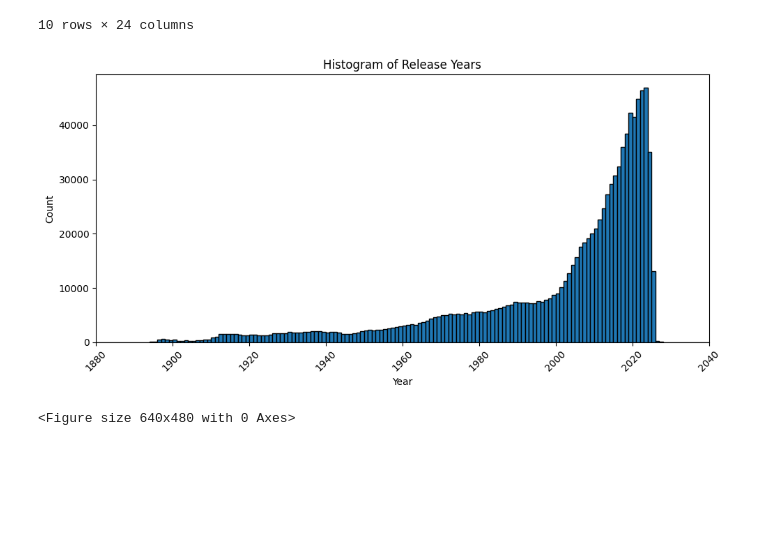
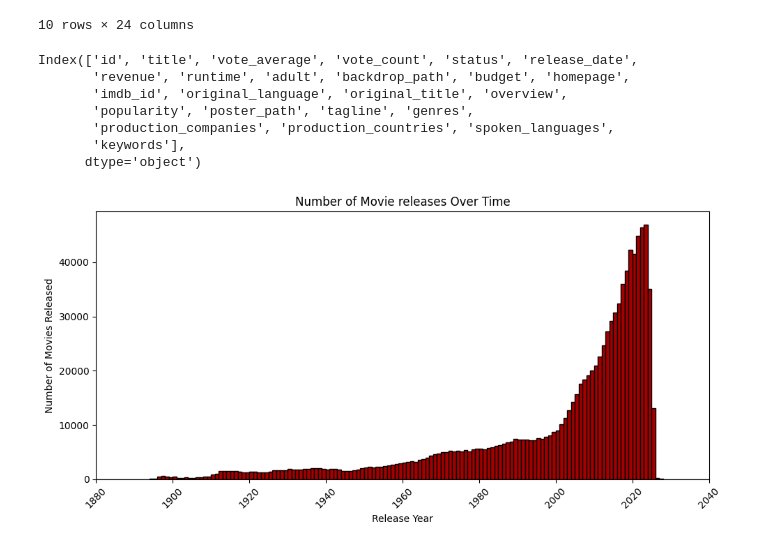
Before and after one commit to OrF8/Reel-Patterns, a Jupyter notebook: visualizations.ipynb, the cells around one changed output. Saved outputs shown, nothing was run; the diff lists cells and outputs as text; code cells hidden in the pictures; blank space fills up the shorter version.

```diff
--- a/visualizations.ipynb
+++ b/visualizations.ipynb
@@ -3,7 +3,8 @@ import pandas as pd
 import matplotlib.pyplot as plt
 import numpy as np
 # %%
-df = pd.read_csv("/homes/adirt/repos/py/packages/NeedleInADataHaystack/TMDB_movie_dataset_v11.csv")
+# df = pd.read_csv("/homes/adirt/repos/py/packages/NeedleInADataHaystack/TMDB_movie_dataset_v11.csv")
+df = pd.read_csv("C:\\Users\\orfor\\OneDrive\\Desktop\\NeedleInADataHaystack\\data\\TMDB_movie_dataset_v11.csv")
 # %%
 df.head(10)
 # %% [output]
@@ -19,31 +20,39 @@ df.head(10)
 | 8 | 118340 | Guardians of the Galaxy | 7.906 | 26638 | Released | 2014-07-30 | 772776600 | 121 | False | ... |
 | 9 | 680 | Pulp Fiction | 8.488 | 25893 | Released | 1994-09-10 | 213900000 | 154 | False | ... |
 10 rows × 24 columns
+# %%
+df.columns
+# %% [output]
+Index(['id', 'title', 'vote_average', 'vote_count', 'status', 'release_date',
+       'revenue', 'runtime', 'adult', 'backdrop_path', 'budget', 'homepage',
+       'imdb_id', 'original_language', 'original_title', 'overview',
+       'popularity', 'poster_path', 'tagline', 'genres',
+       'production_companies', 'production_countries', 'spoken_languages',
+       'keywords'],
+      dtype='object')
 # %%
 release_date_fixed = df['release_date'].str[:4].dropna().astype(int)
 data = release_date_fixed.value_counts().sort_index()
 # Repeat years based on their counts to prepare for histogram
 years = data.index.repeat(data.values)
 
 
 # Define start and end years for x-axis
 start_year = 1880
 end_year = 2040
 K = 20
 
 plt.figure(figsize=(10, 5))
-plt.hist(years, bins=np.arange(start_year, end_year + 1, 1), edgecolor='black')
+plt.hist(years, bins=np.arange(start_year, end_year + 1, 1), edgecolor='black', color='#A40000')
 
 plt.xticks(np.arange(start_year, end_year + 1, K), rotation=45)
 
 plt.xlim(start_year, end_year)
-plt.xlabel("Year")
-plt.ylabel("Count")
-plt.title("Histogram of Release Years")
+plt.xlabel("Release Year")
+plt.ylabel("Number of Movies Released")
+plt.title("Number of Movie releases Over Time")
 plt.tight_layout()
+plt.savefig("release_years_histogram.png", dpi=300)
 plt.show()
-
-plt.savefig("release_years_histogram.png", dpi=300)
 # %% [output]
-[figure, old version]
+[figure, new version]
-<Figure size 640x480 with 0 Axes>
```
Also changed, not shown: parts of 6 cells of this notebook, 2 other files.
